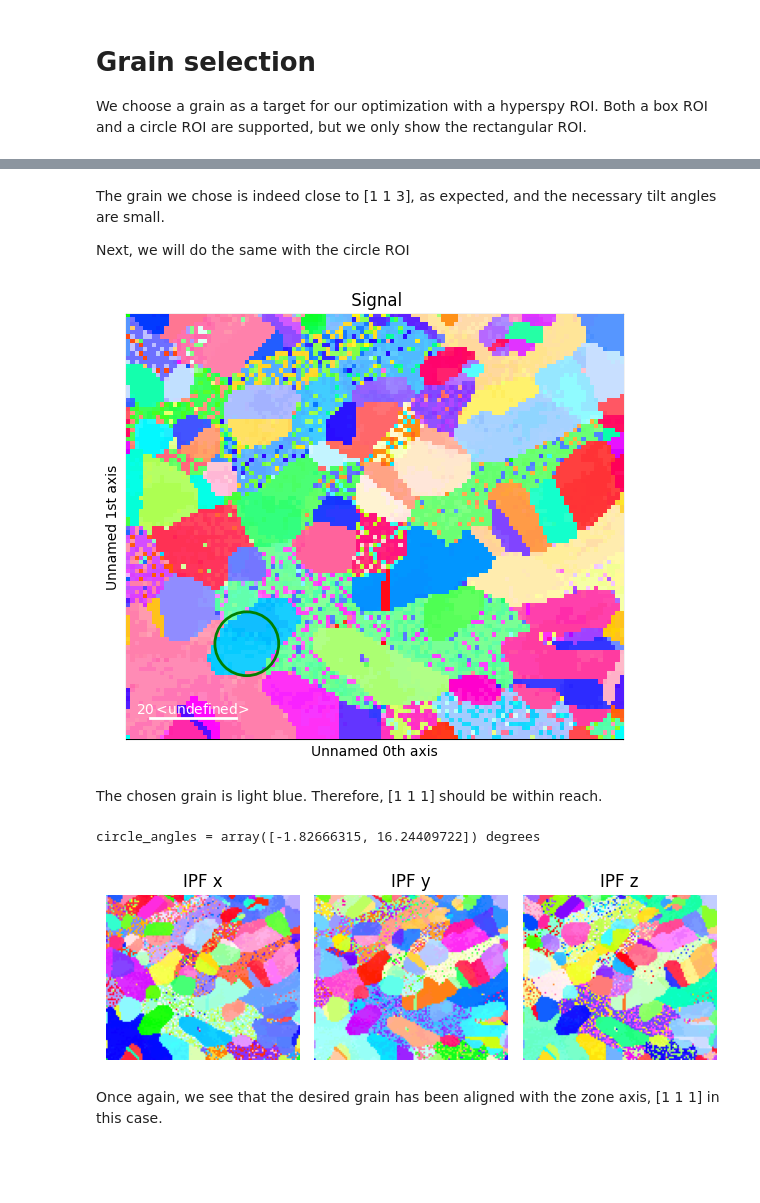
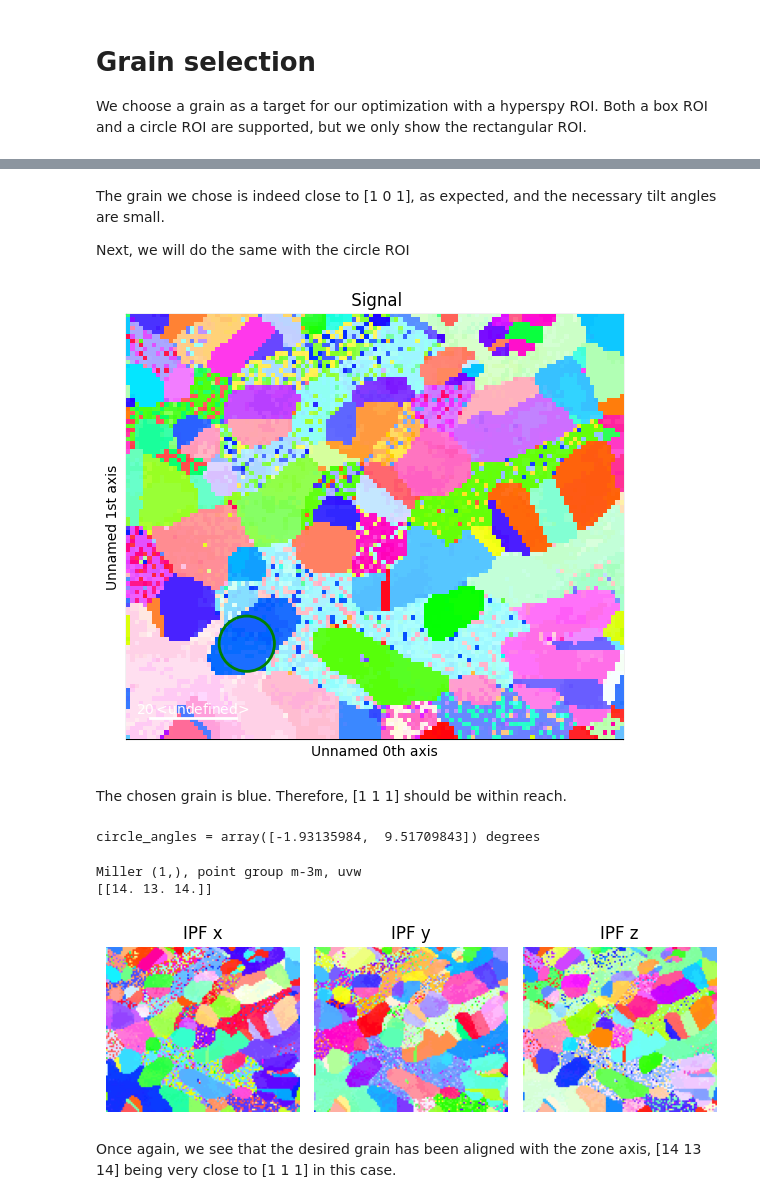
Before and after one commit to viljarjf/tiltlib, a Jupyter notebook: examples/zone_axis_alignment.ipynb, the cells around one changed output, grey strips where cells are left out. Drawn from its saved outputs; the diff is of its cells as text; code cells hidden in the pictures; blank space fills up the shorter version.

Commit message:
Change selected grains and zone axes

```diff
--- a/examples/zone_axis_alignment.ipynb
+++ b/examples/zone_axis_alignment.ipynb
@@ -90,35 +96,41 @@ figure = sample.plot()
 # %% [markdown]
-The grain we chose is indeed close to [1 1 3], as expected, and the necessary tilt angles are small.
+The grain we chose is indeed close to [1 0 1], as expected, and the necessary tilt angles are small.
 
 Next, we will do the same with the circle ROI
 # %%
 nav = sample.to_navigator()
 nav.plot()
 
 from hyperspy.roi import CircleROI
 
-circle = CircleROI(cx=28, cy=77, r=7.5, r_inner=0)
+circle = CircleROI(cx=28, cy=77, r=7, r_inner=0)
 
 # Ignore an error which does not affect us
 try:
     circle.interactive(nav)
 except np.exceptions.DTypePromotionError:
     pass
 # %% [output]
-[figure, old version]
+[figure, new version]
 # %% [markdown]
-The chosen grain is light blue. Therefore, [1 1 1] should be within reach.
+The chosen grain is blue. Therefore, [1 1 1] should be within reach.
 # %%
 circle_crop = sample.crop(circle)
 target = Miller(uvw=[1, 1, 1], phase=sample.xmap.phases[0])
 circle_angles = circle_crop.find_tilt_angles(target)
 print(f"{circle_angles = } degrees")
 # %% [output]
-circle_angles = array([-1.82666315, 16.24409722]) degrees
+circle_angles = array([-1.93135984,  9.51709843]) degrees
+# %%
+circle_crop.rotate_to(*circle_angles, degrees=True)
+circle_crop.mean_zone_axis()
+# %% [output]
+Miller (1,), point group m-3m, uvw
+[[14. 13. 14.]]
 # %%
 sample.rotate_to(*circle_angles, degrees=True)
 fig = sample.plot()
 # %% [output]
-[figure, old version]
+[figure, new version]
 # %% [markdown]
-Once again, we see that the desired grain has been aligned with the zone axis, [1 1 1] in this case.
+Once again, we see that the desired grain has been aligned with the zone axis, [14 13 14] being very close to [1 1 1] in this case.
```
Also changed, not shown: parts of 7 cells of this notebook.
